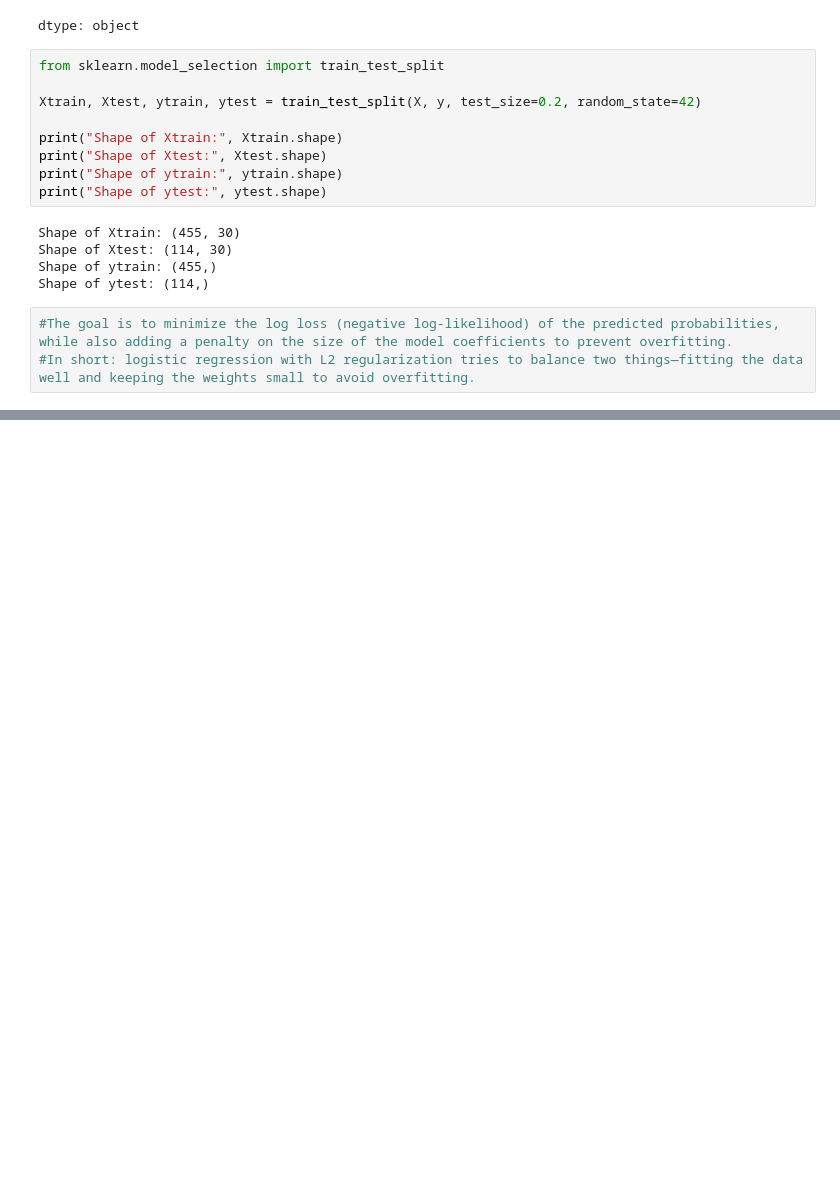
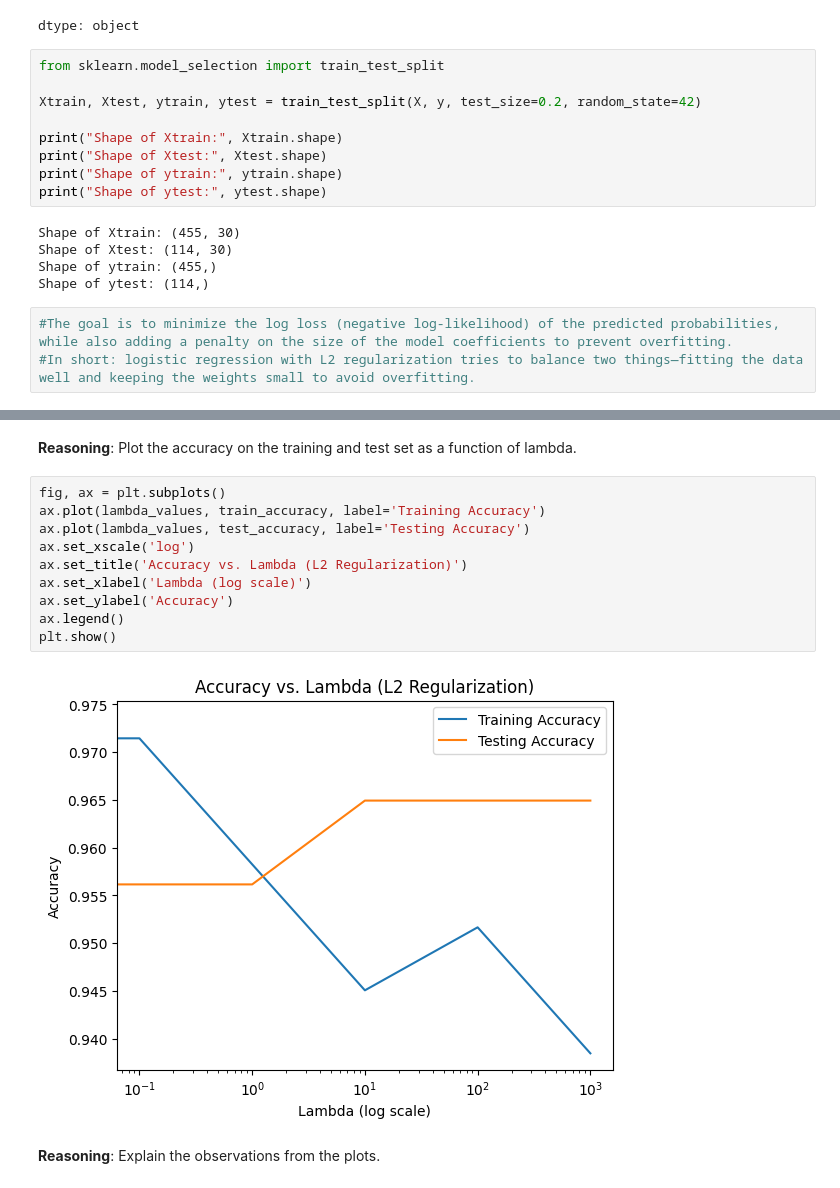
Before and after one commit to ramakrishnabhavana/Bhavana-sML, a Jupyter notebook: ML_assignment.ipynb, the cells around one changed output, grey strips where cells are left out. Saved outputs shown, nothing was run; the diff lists cells and outputs as text; blank space fills up the shorter version.

```diff
--- a/ML_assignment.ipynb
+++ b/ML_assignment.ipynb
@@ -52,0 +215,18 @@ Shape of ytest: (114,)
+# %% [markdown]
+**Reasoning**:
+Plot the accuracy on the training and test set as a function of lambda.
+# %%
+fig, ax = plt.subplots()
+ax.plot(lambda_values, train_accuracy, label='Training Accuracy')
+ax.plot(lambda_values, test_accuracy, label='Testing Accuracy')
+ax.set_xscale('log')
+ax.set_title('Accuracy vs. Lambda (L2 Regularization)')
+ax.set_xlabel('Lambda (log scale)')
+ax.set_ylabel('Accuracy')
+ax.legend()
+plt.show()
+# %% [output]
+[figure, added]
+# %% [markdown]
+**Reasoning**:
+Explain the observations from the plots.
```
Also changed, not shown: parts of 77 cells of this notebook.
